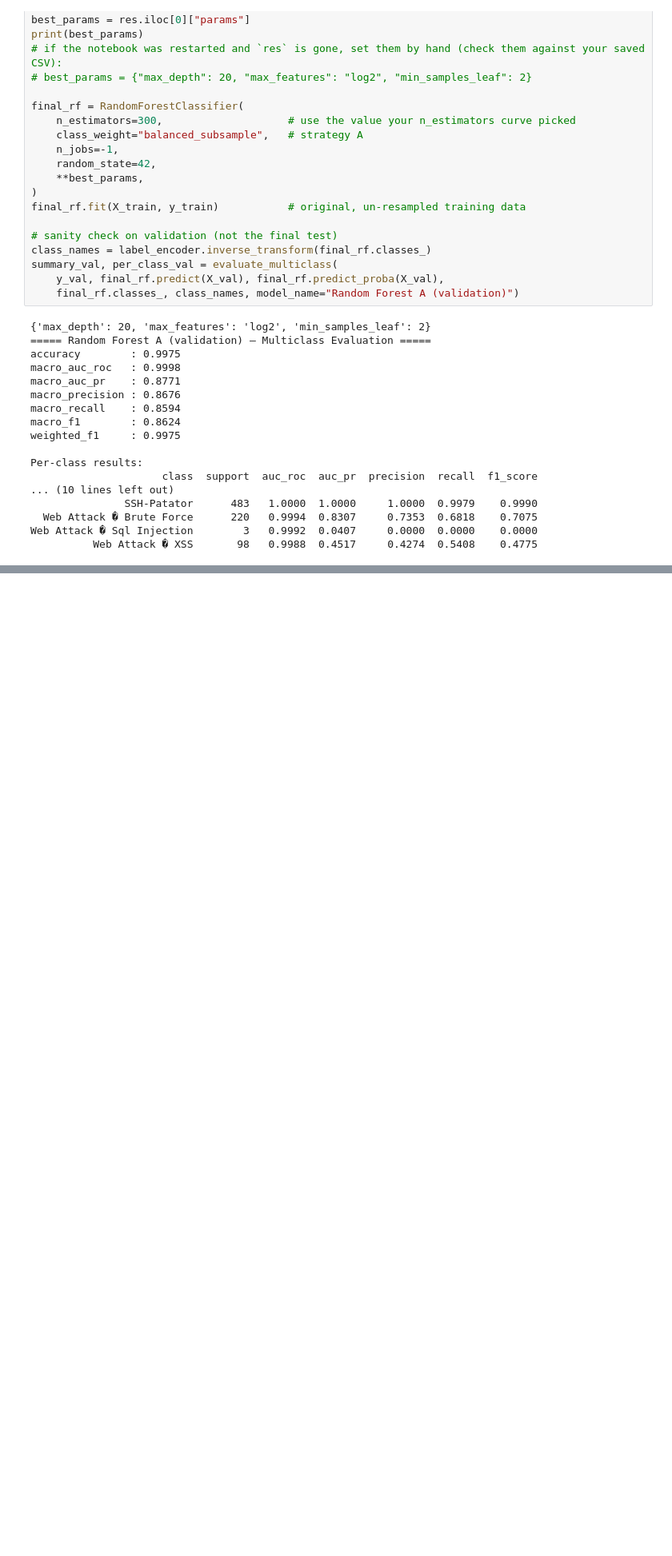
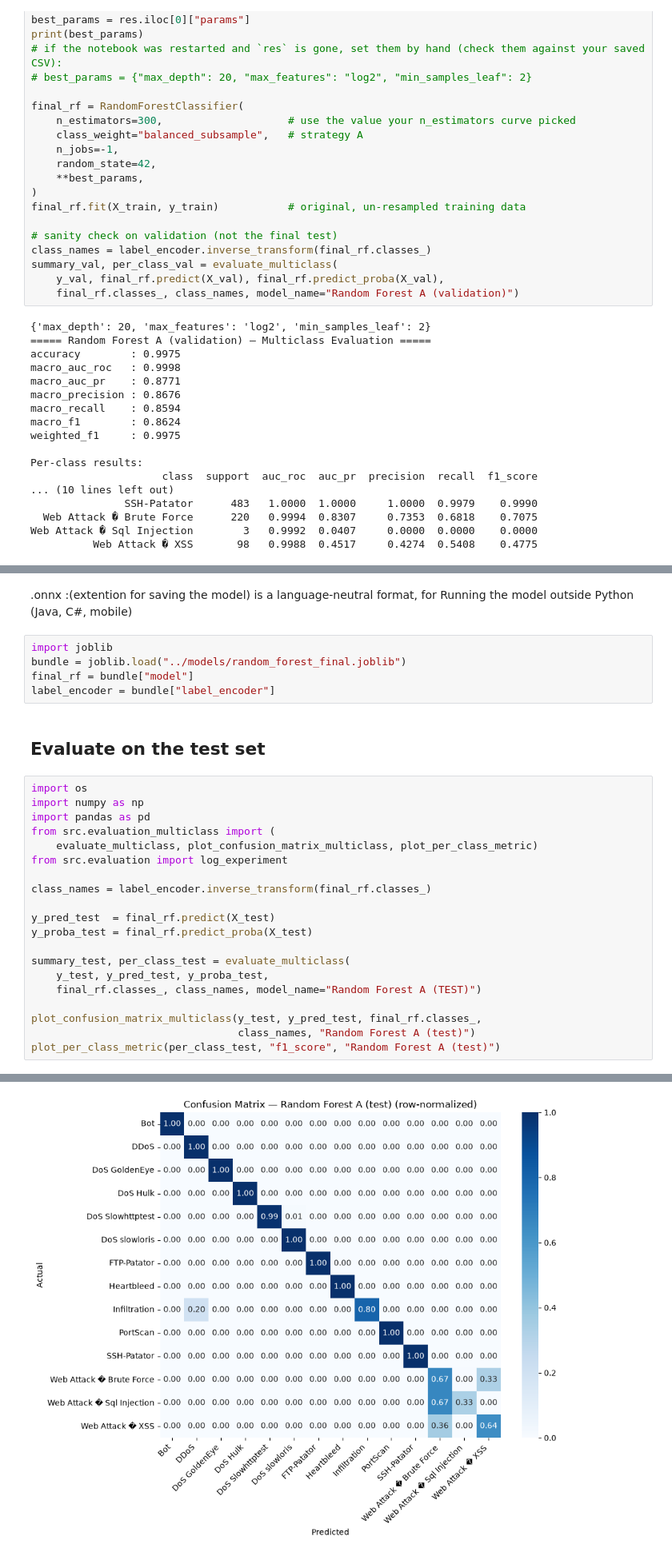
Before and after one commit to lobnaahmed850/Grad-Project, a Jupyter notebook: network-anomaly-detection/notebooks/supervised.ipynb, the cells around one changed output, grey strips where cells are left out. Shown at 80% size. Cells and saved outputs as stored; diff of their text form; blank space fills up the shorter version.

Commit message:
finalizing supervised model and saving it in .jovlib

```diff
--- a/network-anomaly-detection/notebooks/supervised.ipynb
+++ b/network-anomaly-detection/notebooks/supervised.ipynb
@@ -413,0 +496,30 @@ SQLi training recall: 1.0
+# %% [markdown]
+.onnx :(extention for saving the model) is a language-neutral format, for Running the model outside Python (Java, C#, mobile)
+# %%
+import joblib
+bundle = joblib.load("../models/random_forest_final.joblib")
+final_rf = bundle["model"]
+label_encoder = bundle["label_encoder"]
+# %% [markdown]
+## Evaluate on the test set
+# %%
+import os
+import numpy as np
+import pandas as pd
+from src.evaluation_multiclass import (
+    evaluate_multiclass, plot_confusion_matrix_multiclass, plot_per_class_metric)
+from src.evaluation import log_experiment
+
+class_names = label_encoder.inverse_transform(final_rf.classes_)
+
+y_pred_test  = final_rf.predict(X_test)
+y_proba_test = final_rf.predict_proba(X_test)
+
+summary_test, per_class_test = evaluate_multiclass(
+    y_test, y_pred_test, y_proba_test,
+    final_rf.classes_, class_names, model_name="Random Forest A (TEST)")
+
+plot_confusion_matrix_multiclass(y_test, y_pred_test, final_rf.classes_,
+                                 class_names, "Random Forest A (test)")
+plot_per_class_metric(per_class_test, "f1_score", "Random Forest A (test)")
+# %% [output]
@@ -413,0 +543 @@ SQLi training recall: 1.0
+[figure, added]
```
Also changed, not shown: parts of 21 cells of this notebook.
